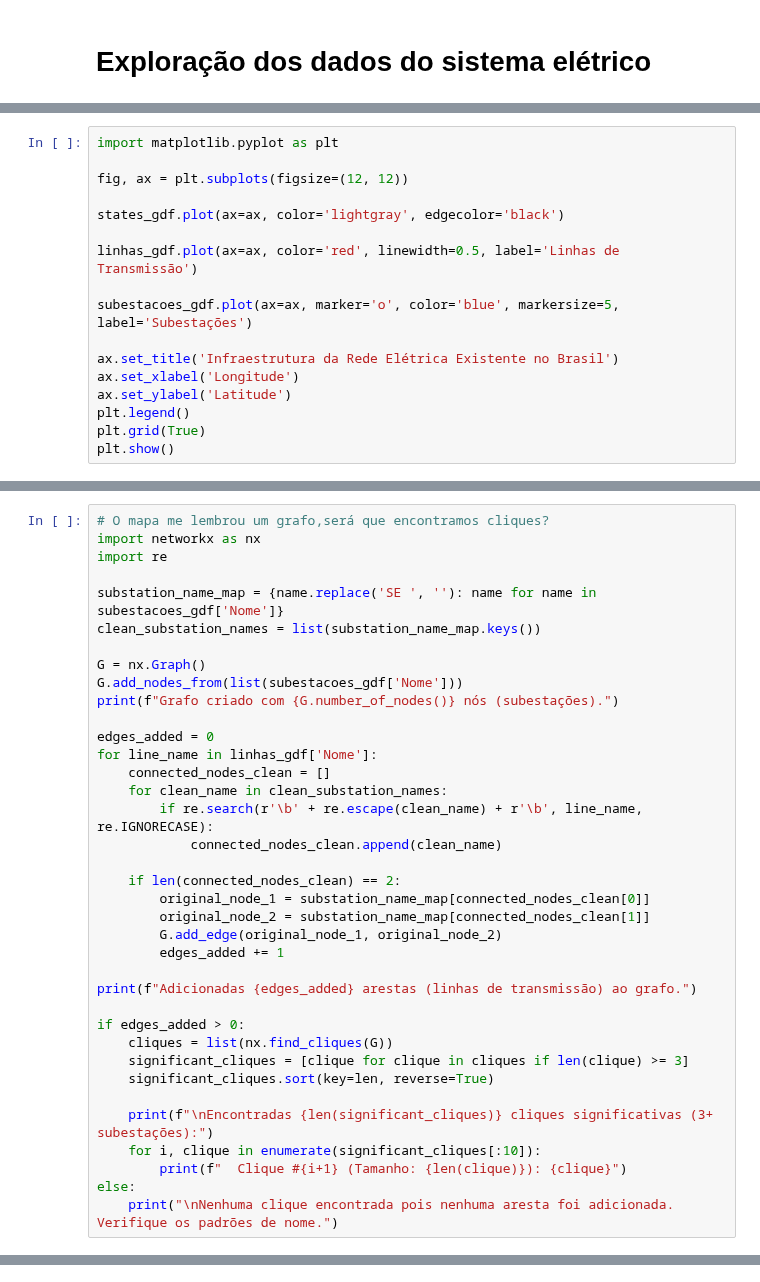
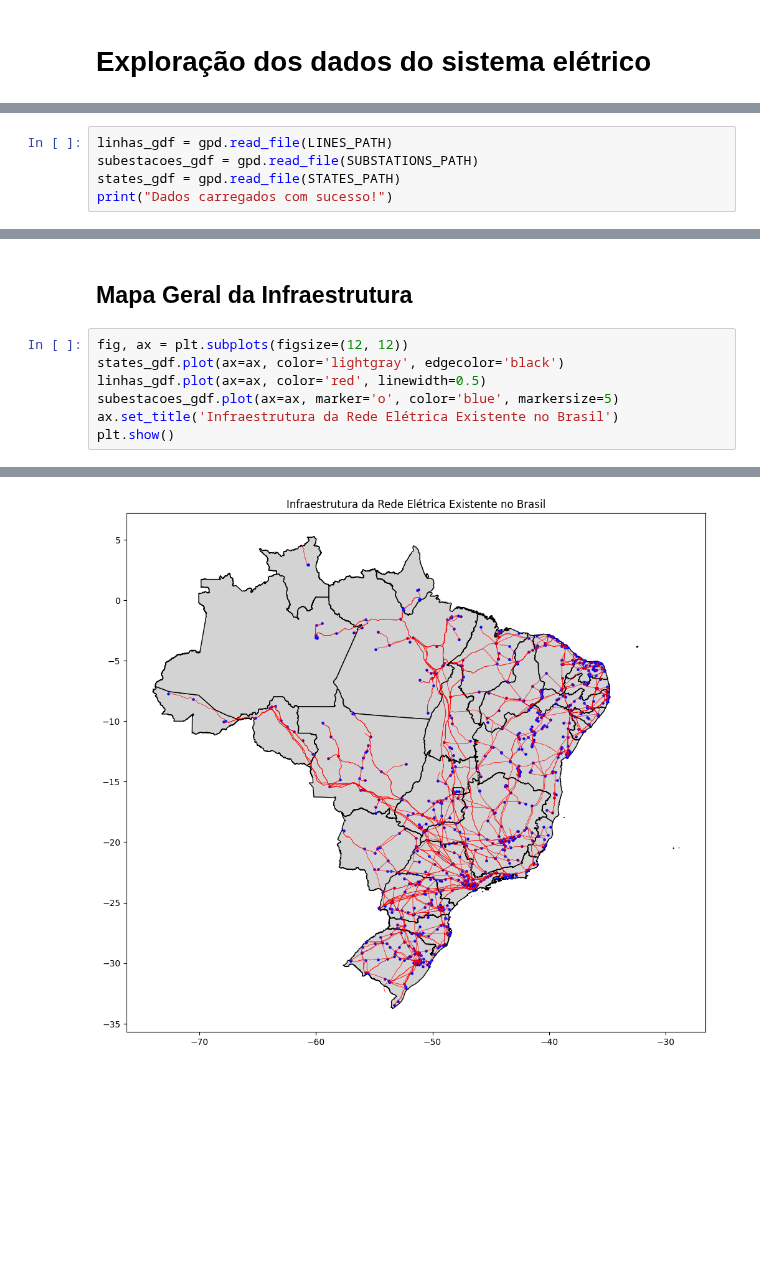
Before and after one commit to JPMartinsF/analise-geografica-energia-solar-brasil, a Jupyter notebook: notebooks/02-exploracao-rede-eletrica.ipynb, the cells around one changed output, grey strips where cells are left out. Drawn from its saved outputs; the diff is of its cells as text; blank space fills up the shorter version.

```diff
--- a/notebooks/02-exploracao-rede-eletrica.ipynb
+++ b/notebooks/02-exploracao-rede-eletrica.ipynb
@@ -52,18 +20,6 @@ Head:
 # %%
-import matplotlib.pyplot as plt
-
-fig, ax = plt.subplots(figsize=(12, 12))
-
-states_gdf.plot(ax=ax, color='lightgray', edgecolor='black')
-
-linhas_gdf.plot(ax=ax, color='red', linewidth=0.5, label='Linhas de Transmissão')
-
-subestacoes_gdf.plot(ax=ax, marker='o', color='blue', markersize=5, label='Subestações')
-
-ax.set_title('Infraestrutura da Rede Elétrica Existente no Brasil')
-ax.set_xlabel('Longitude')
-ax.set_ylabel('Latitude')
-plt.legend()
-plt.grid(True)
-plt.show()
+linhas_gdf = gpd.read_file(LINES_PATH)
+subestacoes_gdf = gpd.read_file(SUBSTATIONS_PATH)
+states_gdf = gpd.read_file(STATES_PATH)
+print("Dados carregados com sucesso!")
 # %% [output]
@@ -97,38 +55,10 @@ SE Águas Lindas
+# %% [markdown]
+## Mapa Geral da Infraestrutura
 # %%
-# O mapa me lembrou um grafo,será que encontramos cliques?
-import networkx as nx
-import re
-
-substation_name_map = {name.replace('SE ', ''): name for name in subestacoes_gdf['Nome']}
-clean_substation_names = list(substation_name_map.keys())
-
-G = nx.Graph()
-G.add_nodes_from(list(subestacoes_gdf['Nome']))
-print(f"Grafo criado com {G.number_of_nodes()} nós (subestações).")
-
-edges_added = 0
-for line_name in linhas_gdf['Nome']:
-    connected_nodes_clean = []
-    for clean_name in clean_substation_names:
-        if re.search(r'\b' + re.escape(clean_name) + r'\b', line_name, re.IGNORECASE):
-            connected_nodes_clean.append(clean_name)
-
-    if len(connected_nodes_clean) == 2:
-        original_node_1 = substation_name_map[connected_nodes_clean[0]]
-        original_node_2 = substation_name_map[connected_nodes_clean[1]]
-        G.add_edge(original_node_1, original_node_2)
-        edges_added += 1
-
-print(f"Adicionadas {edges_added} arestas (linhas de transmissão) ao grafo.")
-
-if edges_added > 0:
-    cliques = list(nx.find_cliques(G))
-    significant_cliques = [clique for clique in cliques if len(clique) >= 3]
-    significant_cliques.sort(key=len, reverse=True)
-
-    print(f"\nEncontradas {len(significant_cliques)} cliques significativas (3+ subestações):")
-    for i, clique in enumerate(significant_cliques[:10]):
-        print(f"  Clique #{i+1} (Tamanho: {len(clique)}): {clique}")
-else:
-    print("\nNenhuma clique encontrada pois nenhuma aresta foi adicionada. Verifique os padrões de nome.")
+fig, ax = plt.subplots(figsize=(12, 12))
+states_gdf.plot(ax=ax, color='lightgray', edgecolor='black')
+linhas_gdf.plot(ax=ax, color='red', linewidth=0.5)
+subestacoes_gdf.plot(ax=ax, marker='o', color='blue', markersize=5)
+ax.set_title('Infraestrutura da Rede Elétrica Existente no Brasil')
+plt.show()
 # %% [output]
@@ -148,0 +65 @@ Encontradas 98 cliques significativas (3+ subestações):
+[figure, added]
```
Also changed, not shown: parts of 20 cells of this notebook.
